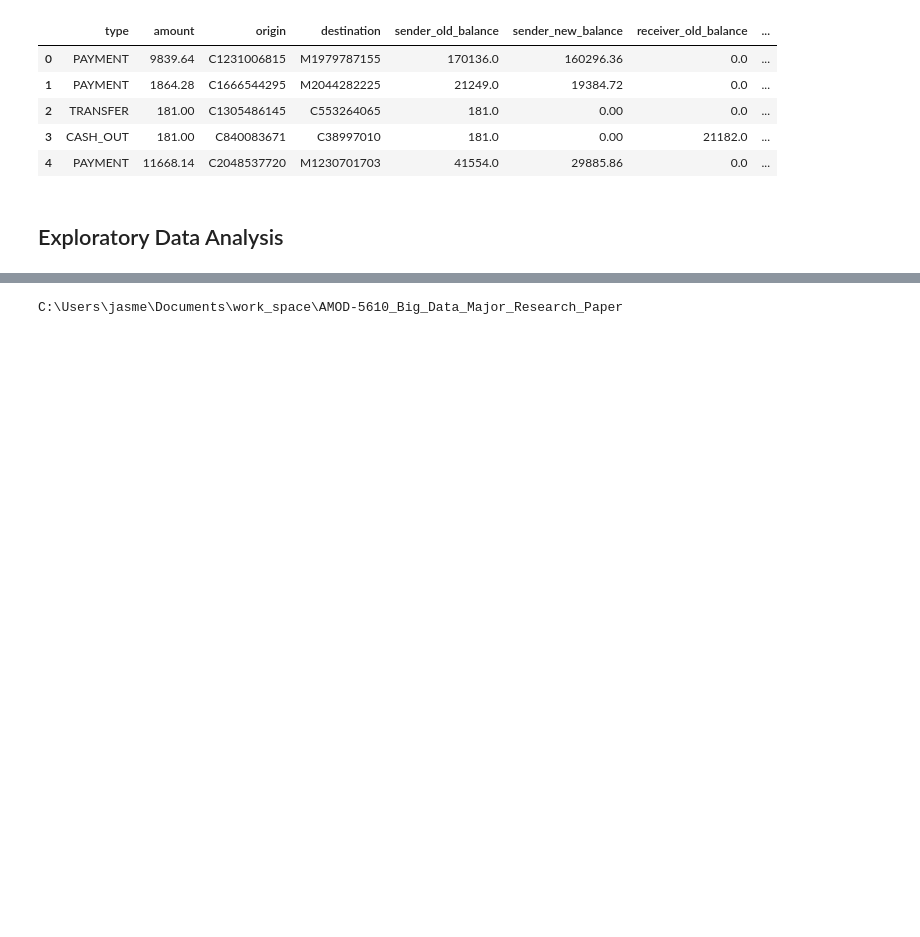
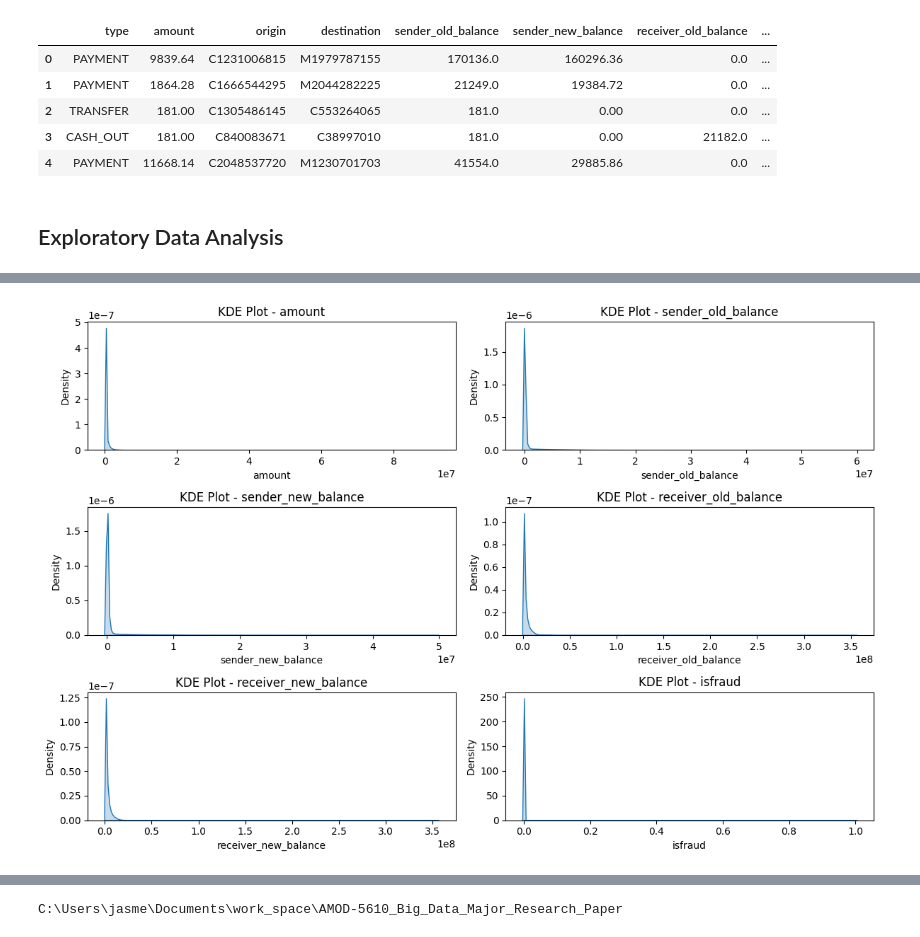
Before and after one commit to jasmeet2000/Fraud-Detection-in-Financial-Transactions, a Jupyter notebook: Fraud_Detection_in_Financial_Transactions.ipynb, the cells around one changed output, grey strips where cells are left out. Saved outputs shown, nothing was run; the diff lists cells and outputs as text; code cells hidden in the pictures; blank space fills up the shorter version.

```diff
--- a/Fraud_Detection_in_Financial_Transactions.ipynb
+++ b/Fraud_Detection_in_Financial_Transactions.ipynb
@@ -303,0 +372,22 @@ df.head(5)
+# %%
+import seaborn as sns
+import matplotlib.pyplot as plt
+import pandas as pd
+
+# Assuming df is your DataFrame with the specified columns and data
+numeric_columns = ['amount', 'sender_old_balance', 'sender_new_balance', 'receiver_old_balance', 'receiver_new_balance', 'isfraud']
+numeric_df = df[numeric_columns]
+
+# Set up the matplotlib figure
+plt.figure(figsize=(12, 8))
+
+# Loop through each numeric column and create a KDE plot
+for i, column in enumerate(numeric_df.columns):
+    plt.subplot(3, 2, i+1)
+    sns.kdeplot(data=numeric_df, x=column, fill=True, common_norm=False, palette='darkblue')
+    plt.title(f'KDE Plot - {column}')
+
+plt.tight_layout()
+plt.show()
+# %% [output]
+[figure, added]
```
Also changed, not shown: parts of 11 cells of this notebook.
